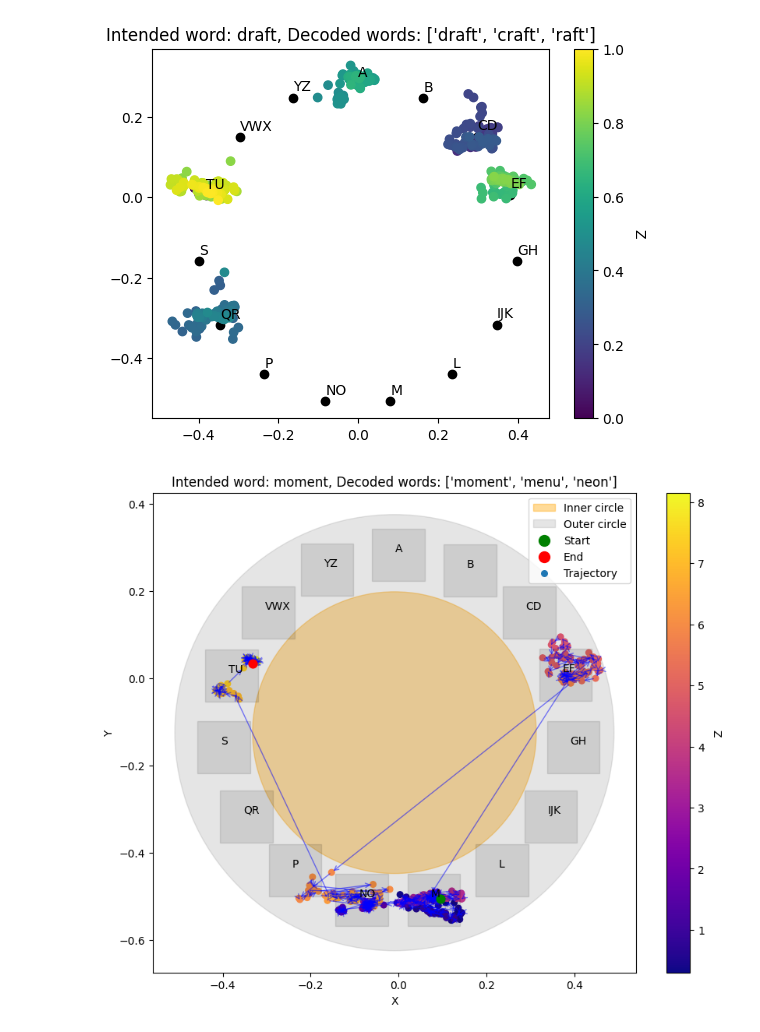
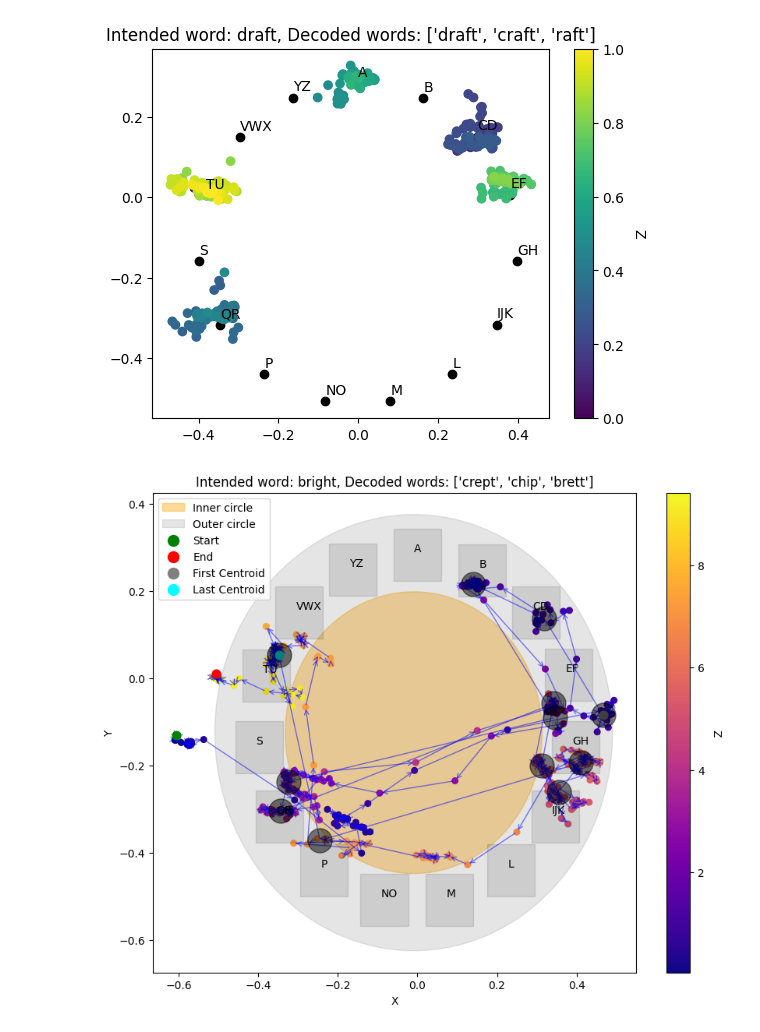
Before and after one commit to JoaoLucasMBC/swEYEpe-decoder, a Jupyter notebook: vis/visualizations.ipynb, the cells around one changed output. Drawn from its saved outputs; the diff is of its cells as text; code cells hidden in the pictures.

Commit message:
DEV: worked on visualizations

```diff
--- a/vis/visualizations.ipynb
+++ b/vis/visualizations.ipynb
@@ -135,6 +136,7 @@ with open(bigram_path, 'r') as f:
     bigram_probs: dict[dict] = json.load(f)
 
 all_words = []
+centroids = []
 for i in range(len(top_words)):
     # gaze_path = gaze_paths[i]
     last_two: list[str] = ['<s>', '<s>']
@@ -147,7 +149,7 @@ for i in range(len(top_words)):
     df = pd.DataFrame(filtered_gaze_path, columns=['x', 'y', 'time'])
 
     tc.fit(df)
-
+    centroids.append(tc.output_centroids())
     keys = tc.predict(custom_keyboard, root)
     predictions = [key[0] for key in keys]
     # print(truth[i])
@@ -253,7 +245,7 @@ plt.show()
 [figure]
 # %%
 def timeseries_scatter_plot(df, ax=None, scatter_kwargs={}, line_kwargs={},
-                            start_color='green', end_color='red'):
+                            start_color='green', end_color='red', centroids = False):
     """
     Create a 2D scatter plot with points connected by lines to show time series progression.
 
@@ -272,7 +264,8 @@ def timeseries_scatter_plot(df, ax=None, scatter_kwargs={}, line_kwargs={},
     # Create scatter plot for all points except first and last
     x = df["x"]
     y = df["y"]
-    scatter = ax.scatter(x[1:-1], y[1:-1], c=df["time"][1:-1], **scatter_kwargs, cmap = "plasma")
+    if (not centroids):
+        scatter = ax.scatter(x[1:-1], y[1:-1], c=df["time"][1:-1], **scatter_kwargs, cmap = "plasma")
 
     # Plot first and last points with different colors
     ax.scatter(x[0], y[0], c=start_color, s=scatter_kwargs.get('s', None) * 2 if 's' in scatter_kwargs else 100, zorder=5)
@@ -290,9 +283,13 @@ def timeseries_scatter_plot(df, ax=None, scatter_kwargs={}, line_kwargs={},
     ax.set_ylabel('Y')
 
     # Add legend
-    ax.scatter([], [], c=start_color, label='Start', s=100)
-    ax.scatter([], [], c=end_color, label='End', s=100)
-    ax.scatter([], [], c=scatter_kwargs.get('c', 'C0'), label='Trajectory', s=scatter_kwargs.get('s', 20))
+    if (centroids):
+        ax.scatter([], [], c=start_color, label='First Centroid', s=100)
+        ax.scatter([], [], c=end_color, label='Last Centroid', s=100)
+    else:
+        ax.scatter([], [], c=start_color, label='Start', s=100)
+        ax.scatter([], [], c=end_color, label='End', s=100)
+    # ax.scatter([], [], c=scatter_kwargs.get('c', 'C0'), label='Trajectory', s=scatter_kwargs.get('s', 20))
     ax.legend()
 
     return ax
@@ -299,49 +342,61 @@ def timeseries_scatter_plot(df, ax=None, scatter_kwargs={}, line_kwargs={},
 # %%
 show_keys = True
 show_key_points = False
-i = 21
-do_filter = True
+i = 60
+show_gaze_points = True
+do_filter = False
 use_image = False
 use_truth = True
+show_centroids = True
 
 fig, ax = plt.subplots(figsize=(10, 8))
 if (show_key_points):
     ax.scatter(key_positions_df["x"], key_positions_df["y"], c="black", zorder=19, alpha=0.4)
 
-if (do_filter):
-    filtered_gaze_path = gaze_paths[i]
-    filtered_gaze_path = [(point[0], point[1], point[2]) for point in filtered_gaze_path if ((point[0] - center[0])**2 + (point[1] - center[1])**2 > inner_radius**2 and
-                                                                            (point[0] - center[0])**2 + (point[1] - center[1])**2 < outer_radius**2)]
-    filtered_df = pd.DataFrame(filtered_gaze_path, columns=['x', 'y', 'time'])
-else:
-    gaze_path = gaze_paths[i]
-    filtered_df = pd.DataFrame(gaze_path, columns=['x', 'y', 'time'])
+if (show_gaze_points):
+    if (do_filter):
+        filtered_gaze_path = gaze_paths[i]
+        filtered_gaze_path = [(point[0], point[1], point[2]) for point in filtered_gaze_path if ((point[0] - center[0])**2 + (point[1] - center[1])**2 > inner_radius**2 and
+                                                                                (point[0] - center[0])**2 + (point[1] - center[1])**2 < outer_radius**2)]
+        filtered_df = pd.DataFrame(filtered_gaze_path, columns=['x', 'y', 'time'])
+    else:
+        gaze_path = gaze_paths[i]
+        filtered_df = pd.DataFrame(gaze_path, columns=['x', 'y', 'time'])
 inner_circle = plt.Circle(center, inner_radius, color="orange", alpha=0.4, label="Inner circle")
 ax.add_patch(inner_circle)
 outer_circle = plt.Circle(center, outer_radius, color="grey", alpha=0.2, label="Outer circle")
 ax.add_patch(outer_circle)
 # ax.scatter(filtered_df["x"], filtered_df["y"], c=filtered_df["time"])
-timeseries_scatter_plot(filtered_df, ax=ax,
-                             scatter_kwargs={'s': 30},
-                             line_kwargs={'c': 'gray', 'alpha': 0.5},
-                             start_color='green', end_color='red')
-cbar = plt.colorbar(ax.collections[0])
-cbar.set_label('Z', rotation=270, labelpad=15)
+if (show_gaze_points):
+    timeseries_scatter_plot(filtered_df, ax=ax,
+                                scatter_kwargs={'s': 30},
+                                line_kwargs={'c': 'gray', 'alpha': 0.5},
+                                start_color='green', end_color='red')
+    cbar = plt.colorbar(ax.collections[0])
+    cbar.set_label('Z', rotation=270, labelpad=15)
 if (use_image):
     img = plt.imread("circleKeyboard.PNG")
     ax.imshow(img, extent=[-0.75, 0.75, -0.9, 0.64])
 width = 0.12
 if (use_truth):
     ax.set_title("Intended word: " + truth[i] + ", Decoded words: " + str(top_words[i]))
 else:
     ax.set_title("Decoded words: " + str(top_words[i]))
 if (show_keys):
     for index, row in key_positions_df.iterrows():
         ax.annotate(index, row, xytext=(-3,3), textcoords='offset points', zorder=20)
         square = plt.Rectangle((row[0] - width/2, row[1] - width/2), width, width, color="black", alpha=0.1)
         ax.add_patch(square)
+
+if(show_centroids):
+    ax.scatter(centroids[i]["x"], centroids[i]["y"], c="black", s=500, alpha = 0.5, zorder = 21)
+    timeseries_scatter_plot(centroids[i], ax=ax,
+                                scatter_kwargs={'s': 30},
+                                line_kwargs={'c': 'gray', 'alpha': 0.5},
+                                start_color='grey', end_color='cyan',
+                                centroids = True)
 plt.show()
 # %% [output]
-[figure, old version]
+[figure, new version]
 # %%
 plt.close()
```
Also changed, not shown: parts of 8 cells of this notebook, 2 other files.
